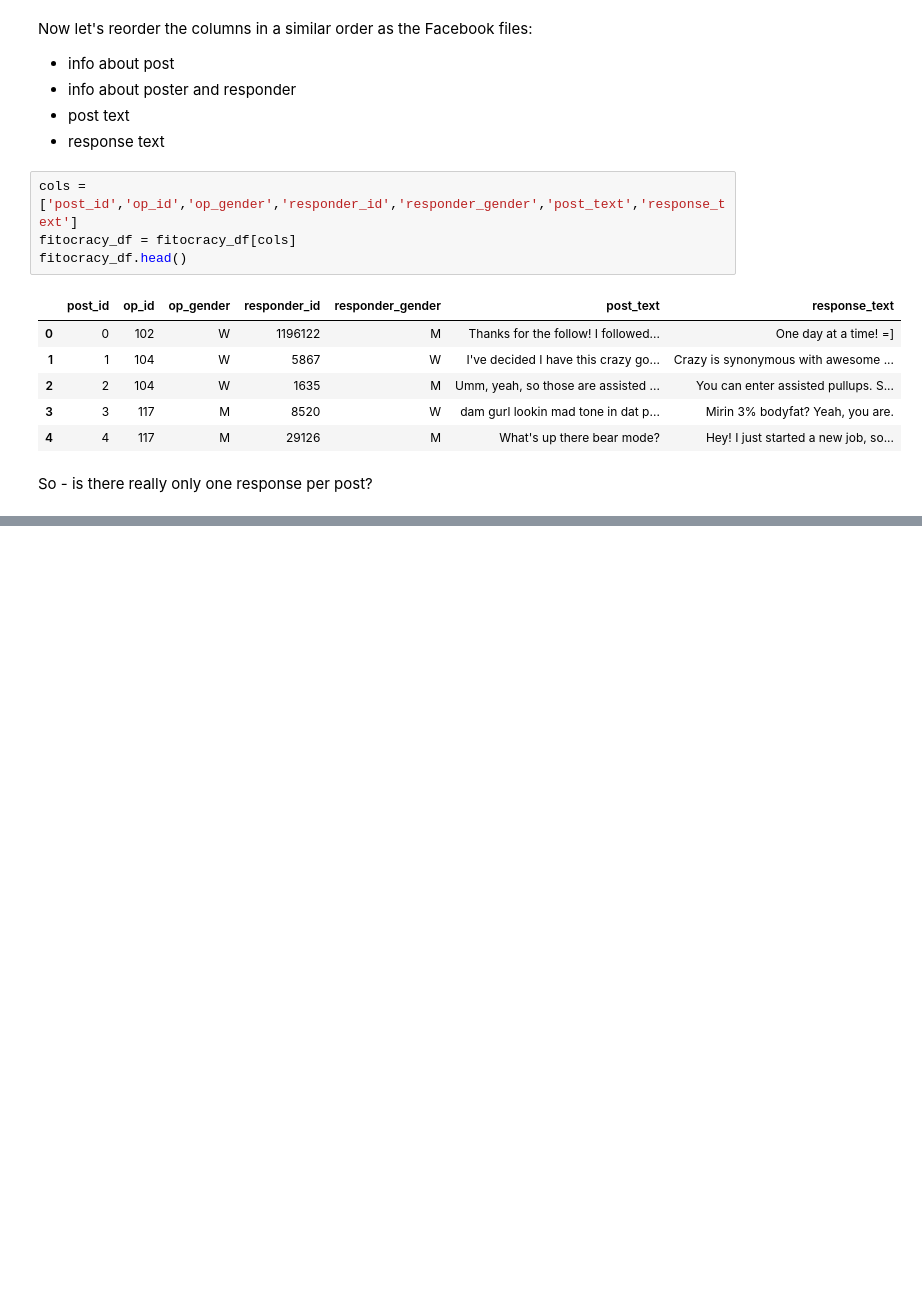
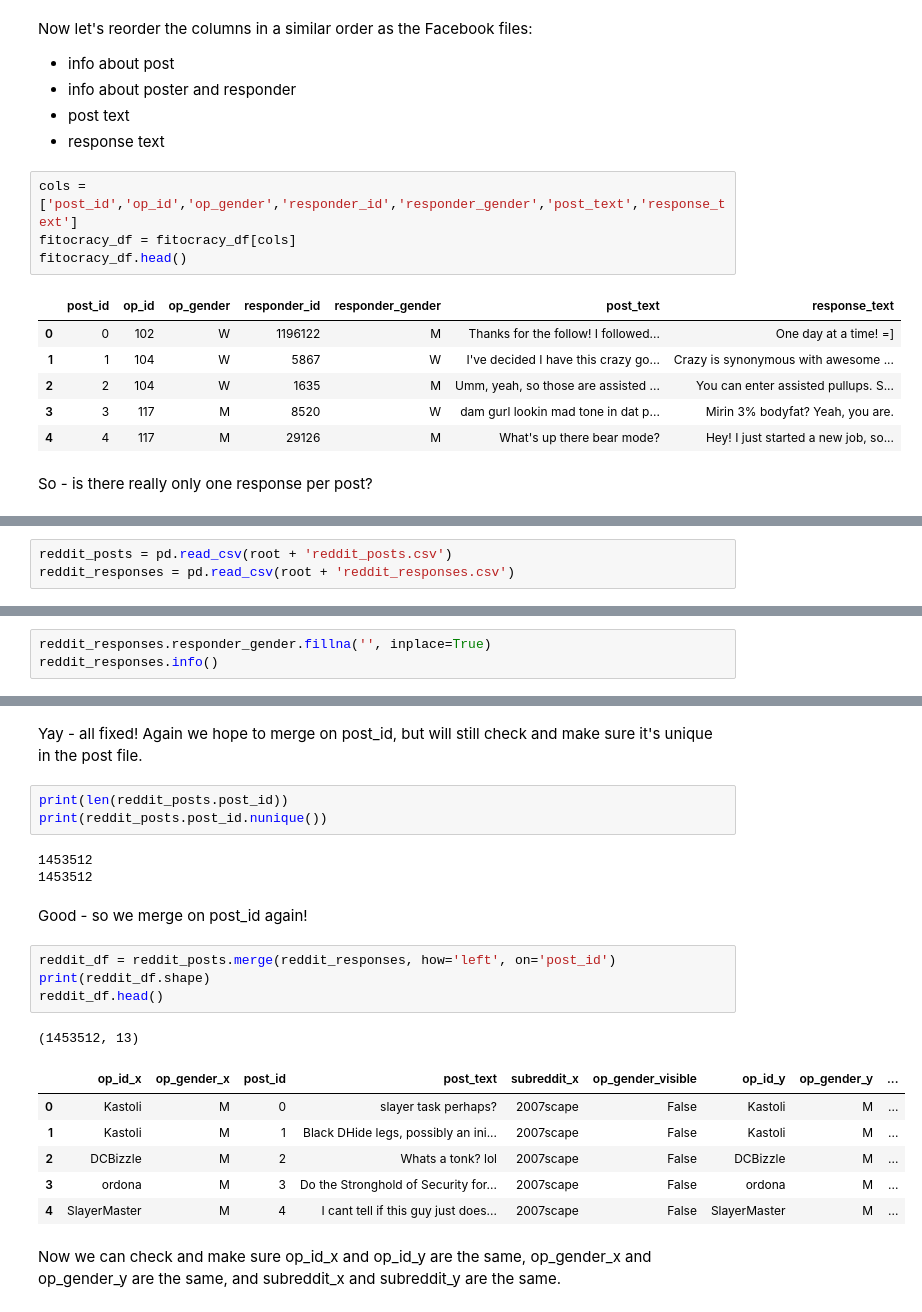
Before and after one commit to Data-Science-for-Linguists-2019/Gendered-Interaction-Online, a Jupyter notebook: exploratory_data_analysis/modifying_dataset.ipynb, the cells around one changed output, grey strips where cells are left out. Cells and saved outputs as stored; diff of their text form; blank space fills up the shorter version.

Commit message:
merged reddit files

```diff
--- a/exploratory_data_analysis/modifying_dataset.ipynb
+++ b/exploratory_data_analysis/modifying_dataset.ipynb
@@ -463,0 +483,3 @@ So - is there really only one response per post?
+# %%
+reddit_posts = pd.read_csv(root + 'reddit_posts.csv')
+reddit_responses = pd.read_csv(root + 'reddit_responses.csv')
@@ -463,0 +508,3 @@ So - is there really only one response per post?
+# %%
+reddit_responses.responder_gender.fillna('', inplace=True)
+reddit_responses.info()
@@ -463,0 +525,24 @@ So - is there really only one response per post?
+# %% [markdown]
+Yay - all fixed! Again we hope to merge on post_id, but will still check and make sure it's unique in the post file.
+# %%
+print(len(reddit_posts.post_id))
+print(reddit_posts.post_id.nunique())
+# %% [output]
+1453512
+1453512
+# %% [markdown]
+Good - so we merge on post_id again!
+# %%
+reddit_df = reddit_posts.merge(reddit_responses, how='left', on='post_id')
+print(reddit_df.shape)
+reddit_df.head()
+# %% [output]
+(1453512, 13)
+|  | op_id_x | op_gender_x | post_id | post_text | subreddit_x | op_gender_visible | op_id_y | op_gender_y | ... |
+| 0 | Kastoli | M | 0 | slayer task perhaps? | 2007scape | False | Kastoli | M | ... |
+| 1 | Kastoli | M | 1 | Black DHide legs, possibly an ini... | 2007scape | False | Kastoli | M | ... |
+| 2 | DCBizzle | M | 2 | Whats a tonk? lol | 2007scape | False | DCBizzle | M | ... |
+| 3 | ordona | M | 3 | Do the Stronghold of Security for... | 2007scape | False | ordona | M | ... |
+| 4 | SlayerMaster | M | 4 | I cant tell if this guy just does... | 2007scape | False | SlayerMaster | M | ... |
+# %% [markdown]
+Now we can check and make sure op_id_x and op_id_y are the same, op_gender_x and op_gender_y are the same, and subreddit_x and subreddit_y are the same.
```
Also changed, not shown: parts of 23 cells of this notebook.
